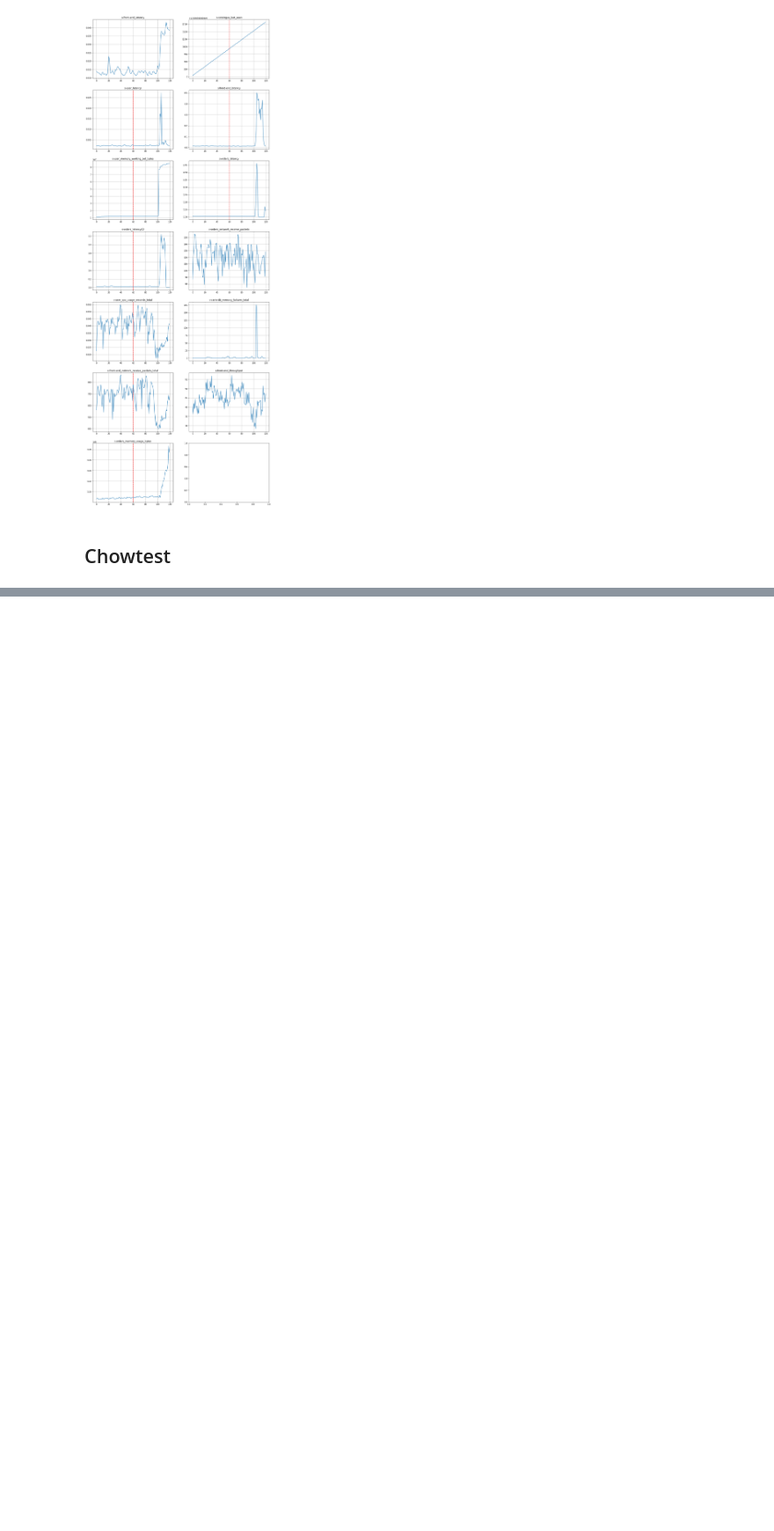
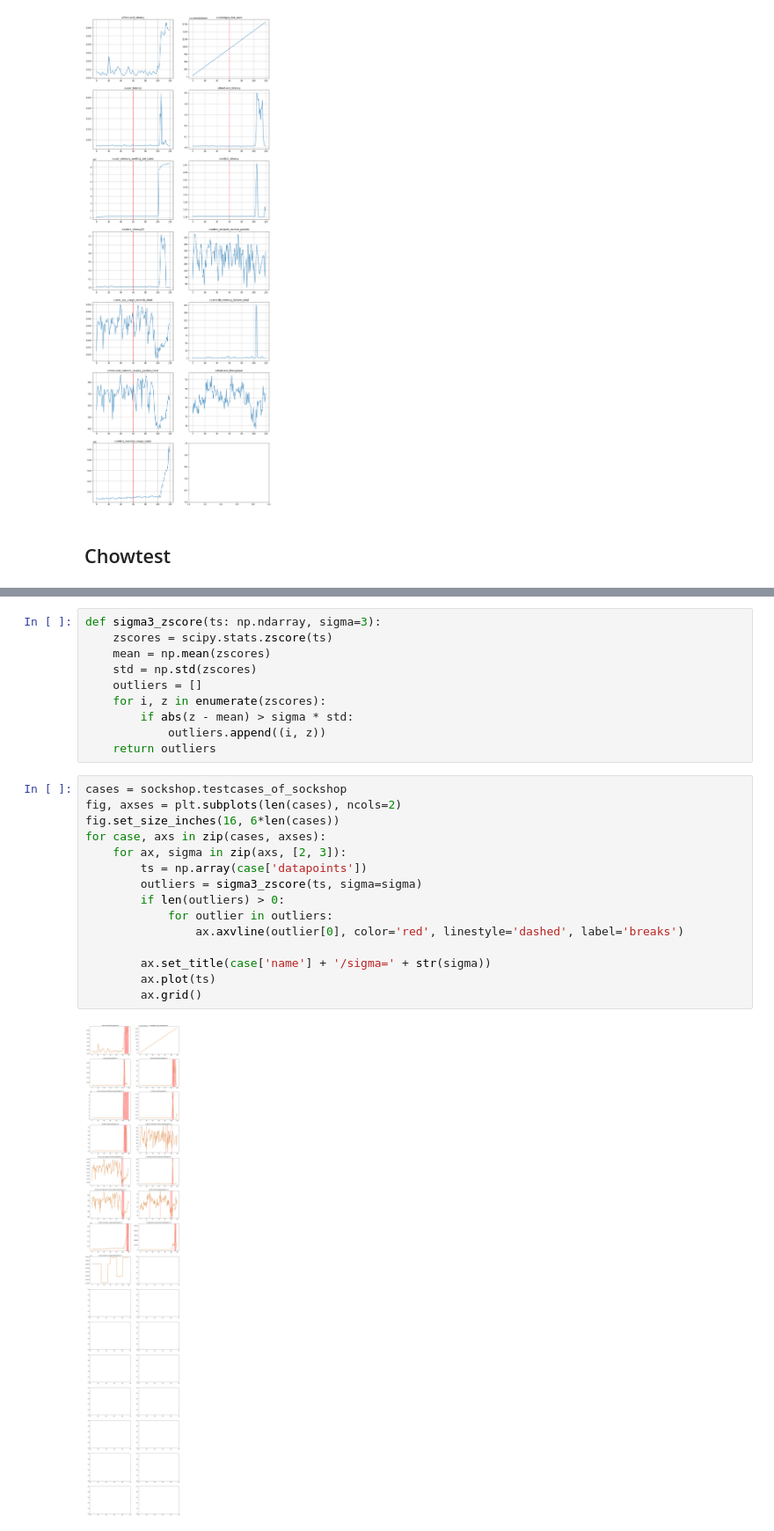
Before and after one commit to ai4sre/meltria-analyzer, a Jupyter notebook: notebooks/2samp_test.ipynb, the cells around one changed output, grey strips where cells are left out. Shown at 88% size. Drawn from its saved outputs; the diff is of its cells as text; blank space fills up the shorter version.

```diff
--- a/notebooks/2samp_test.ipynb
+++ b/notebooks/2samp_test.ipynb
@@ -167,0 +226,27 @@ for case, ax in zip(cases, axs.flatten()):
+# %%
+def sigma3_zscore(ts: np.ndarray, sigma=3):
+    zscores = scipy.stats.zscore(ts)
+    mean = np.mean(zscores)
+    std = np.std(zscores)
+    outliers = []
+    for i, z in enumerate(zscores):
+        if abs(z - mean) > sigma * std:
+            outliers.append((i, z))
+    return outliers
+# %%
+cases = sockshop.testcases_of_sockshop
+fig, axses = plt.subplots(len(cases), ncols=2)
+fig.set_size_inches(16, 6*len(cases))
+for case, axs in zip(cases, axses):
+    for ax, sigma in zip(axs, [2, 3]):
+        ts = np.array(case['datapoints'])
+        outliers = sigma3_zscore(ts, sigma=sigma)
+        if len(outliers) > 0:
+            for outlier in outliers:
+                ax.axvline(outlier[0], color='red', linestyle='dashed', label='breaks')
+
+        ax.set_title(case['name'] + '/sigma=' + str(sigma))
+        ax.plot(ts)
+        ax.grid()
+# %% [output]
+[figure, added]
```
Also changed, not shown: parts of 7 cells of this notebook, 1 other file.
